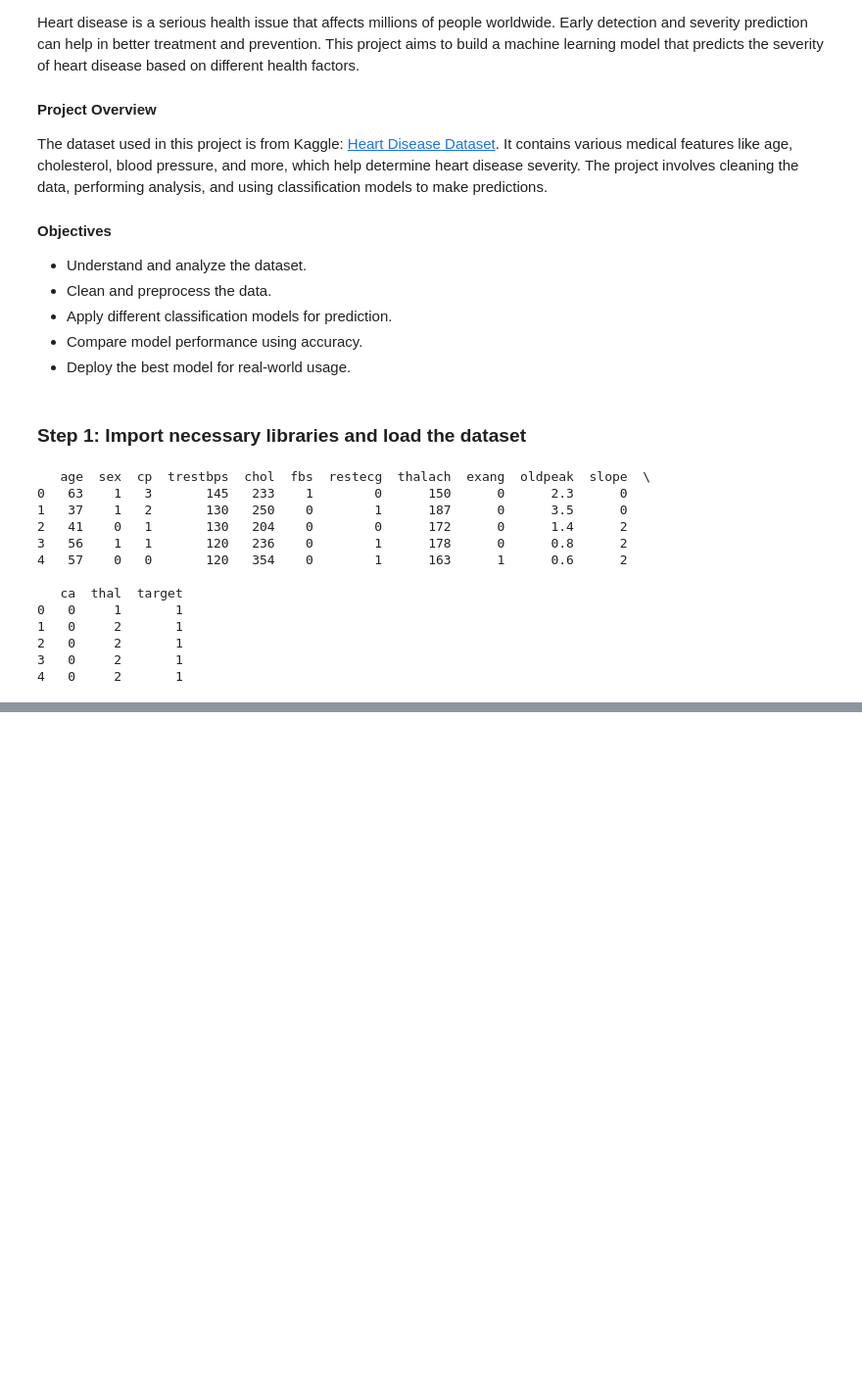
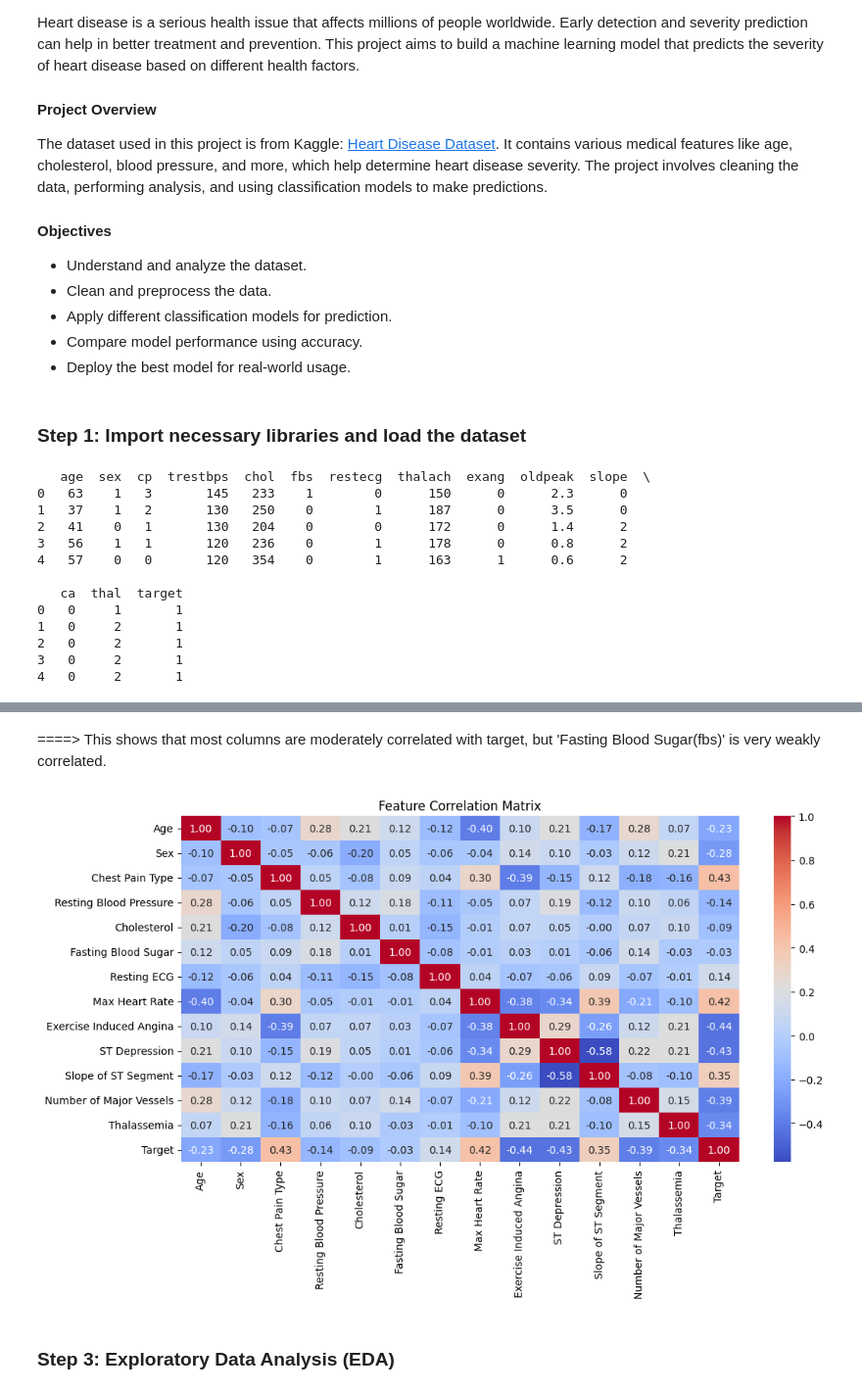
Before and after one commit to Angad143/HealthScope---A-Multi-Disease-Progression-and-Severity-Prediction-Platform, a Jupyter notebook: Heart Disease Severity Prediction/Heart_Disease_Prediction.ipynb, the cells around one changed output, grey strips where cells are left out. Shown: that part at 98% size. Cells and saved outputs as stored; diff of their text form; code cells hidden in the pictures; blank space fills up the shorter version.

```diff
--- a/Heart Disease Severity Prediction/Heart_Disease_Prediction.ipynb
+++ b/Heart Disease Severity Prediction/Heart_Disease_Prediction.ipynb
@@ -43,0 +175,12 @@ print(data.head())
+# %% [markdown]
+====> This shows that most columns are moderately correlated with target, but 'Fasting Blood Sugar(fbs)' is very weakly correlated.
+# %%
+# Check correlation matrix
+plt.figure(figsize=(12, 6))
+sns.heatmap(data.corr(), annot=True, cmap="coolwarm", fmt=".2f")
+plt.title("Feature Correlation Matrix")
+plt.show()
+# %% [output]
+[figure, added]
+# %% [markdown]
+### **Step 3: Exploratory Data Analysis (EDA)**
```
Also changed, not shown: parts of 12 cells of this notebook.
